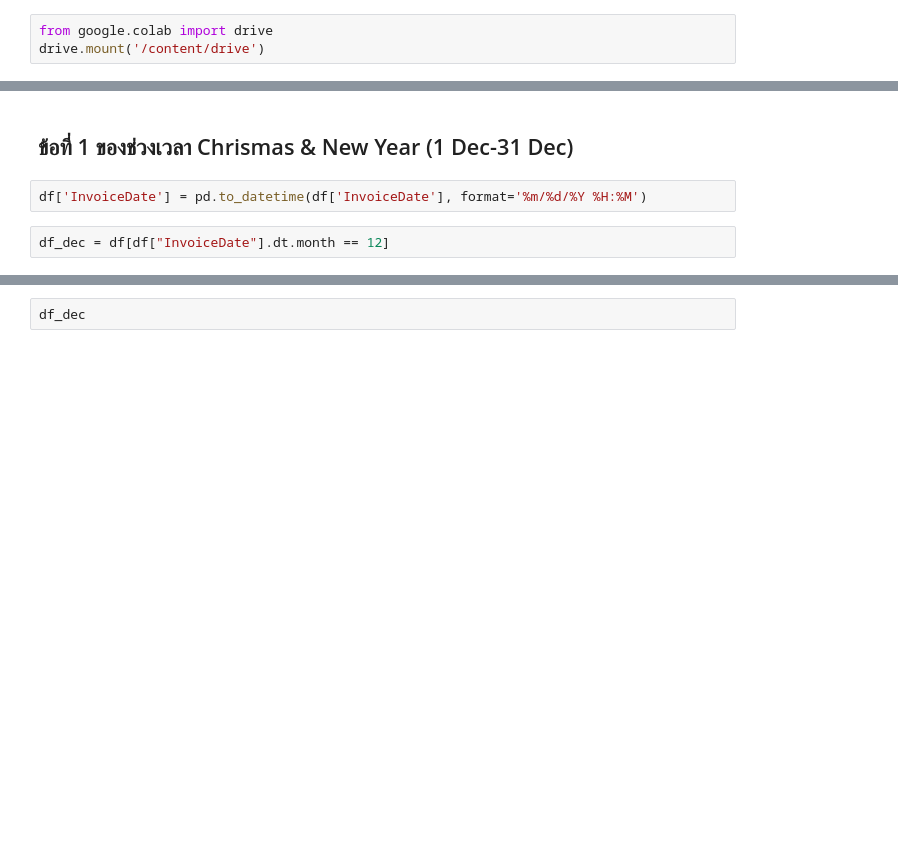
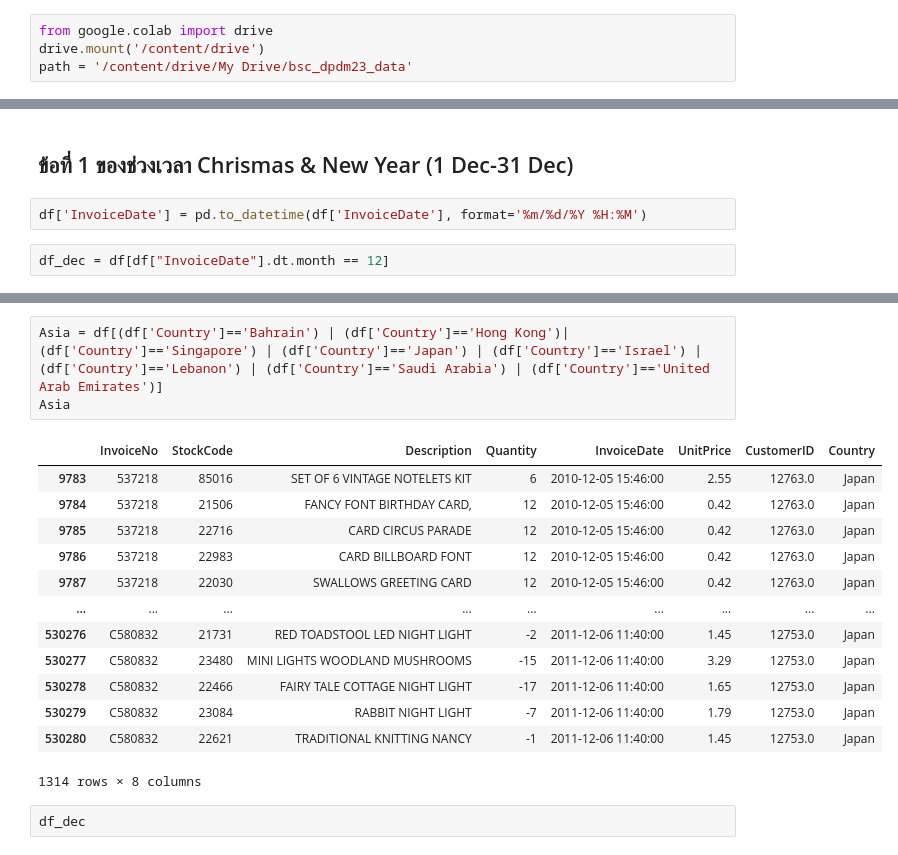
Before and after one commit to KorrawanOu/BSC_DPDM23, a Jupyter notebook: hw1.ipynb, the cells around one changed output, grey strips where cells are left out. Drawn from its saved outputs; the diff is of its cells as text; blank space fills up the shorter version.

```diff
--- a/hw1.ipynb
+++ b/hw1.ipynb
@@ -6,6 +6,7 @@ import os
 # %%
 from google.colab import drive
 drive.mount('/content/drive')
+path = '/content/drive/My Drive/bsc_dpdm23_data'
 # %% [output]
 Drive already mounted at /content/drive; to attempt to forcibly remount, call drive.mount("/content/drive", force_remount=True).
 # %%
@@ -77,3 +117,20 @@ df_dec = df[df["InvoiceDate"].dt.month == 12]
+# %%
+Asia = df[(df['Country']=='Bahrain') | (df['Country']=='Hong Kong')| (df['Country']=='Singapore') | (df['Country']=='Japan') | (df['Country']=='Israel') | (df['Country']=='Lebanon') | (df['Country']=='Saudi Arabia') | (df['Country']=='United Arab Emirates')]
+Asia
+# %% [output]
+|  | InvoiceNo | StockCode | Description | Quantity | InvoiceDate | UnitPrice | CustomerID | Country |
+| 9783 | 537218 | 85016 | SET OF 6 VINTAGE NOTELETS KIT | 6 | 2010-12-05 15:46:00 | 2.55 | 12763.0 | Japan |
+| 9784 | 537218 | 21506 | FANCY FONT BIRTHDAY CARD, | 12 | 2010-12-05 15:46:00 | 0.42 | 12763.0 | Japan |
+| 9785 | 537218 | 22716 | CARD CIRCUS PARADE | 12 | 2010-12-05 15:46:00 | 0.42 | 12763.0 | Japan |
+| 9786 | 537218 | 22983 | CARD BILLBOARD FONT | 12 | 2010-12-05 15:46:00 | 0.42 | 12763.0 | Japan |
+| 9787 | 537218 | 22030 | SWALLOWS GREETING CARD | 12 | 2010-12-05 15:46:00 | 0.42 | 12763.0 | Japan |
+| ... | ... | ... | ... | ... | ... | ... | ... | ... |
+| 530276 | C580832 | 21731 | RED TOADSTOOL LED NIGHT LIGHT | -2 | 2011-12-06 11:40:00 | 1.45 | 12753.0 | Japan |
+| 530277 | C580832 | 23480 | MINI LIGHTS WOODLAND MUSHROOMS | -15 | 2011-12-06 11:40:00 | 3.29 | 12753.0 | Japan |
+| 530278 | C580832 | 22466 | FAIRY TALE COTTAGE NIGHT LIGHT | -17 | 2011-12-06 11:40:00 | 1.65 | 12753.0 | Japan |
+| 530279 | C580832 | 23084 | RABBIT NIGHT LIGHT | -7 | 2011-12-06 11:40:00 | 1.79 | 12753.0 | Japan |
+| 530280 | C580832 | 22621 | TRADITIONAL KNITTING NANCY | -1 | 2011-12-06 11:40:00 | 1.45 | 12753.0 | Japan |
+1314 rows × 8 columns
 # %%
 df_dec
 # %% [output]
```
Also changed, not shown: parts of 14 cells of this notebook.
